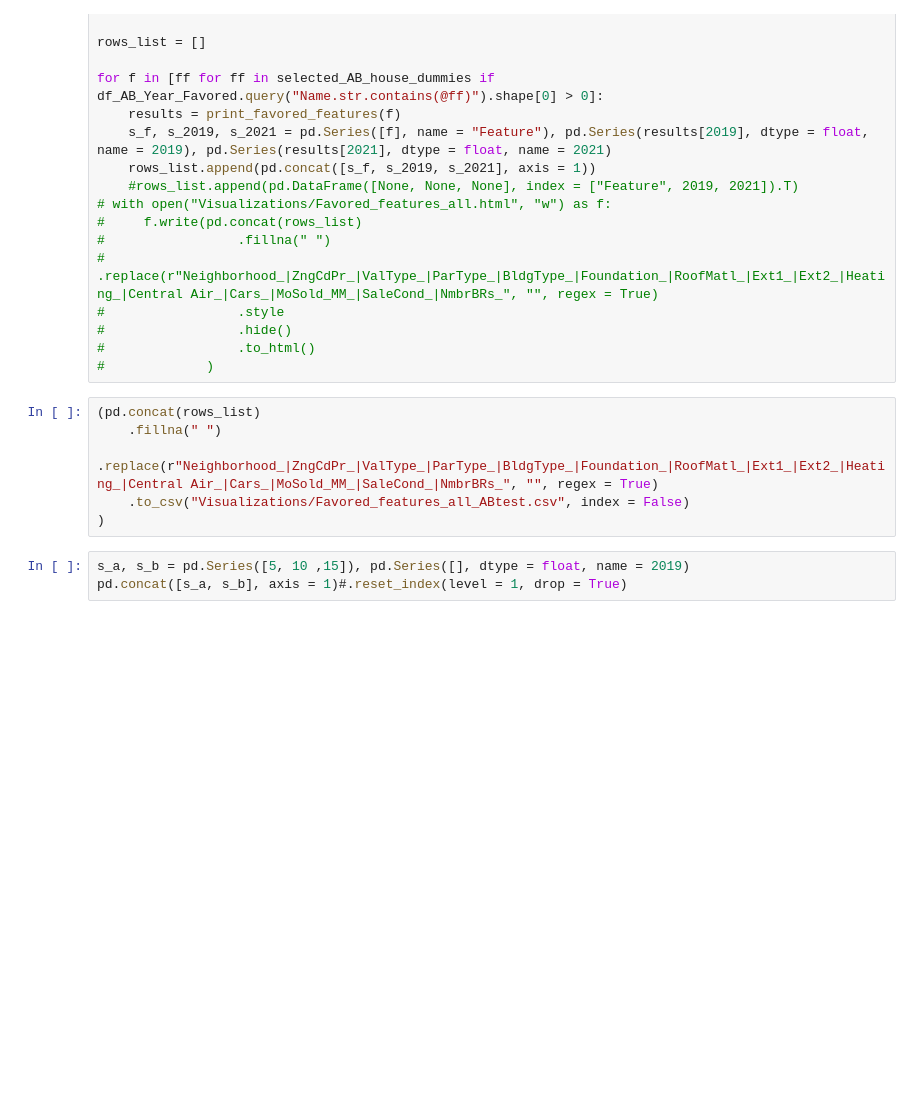
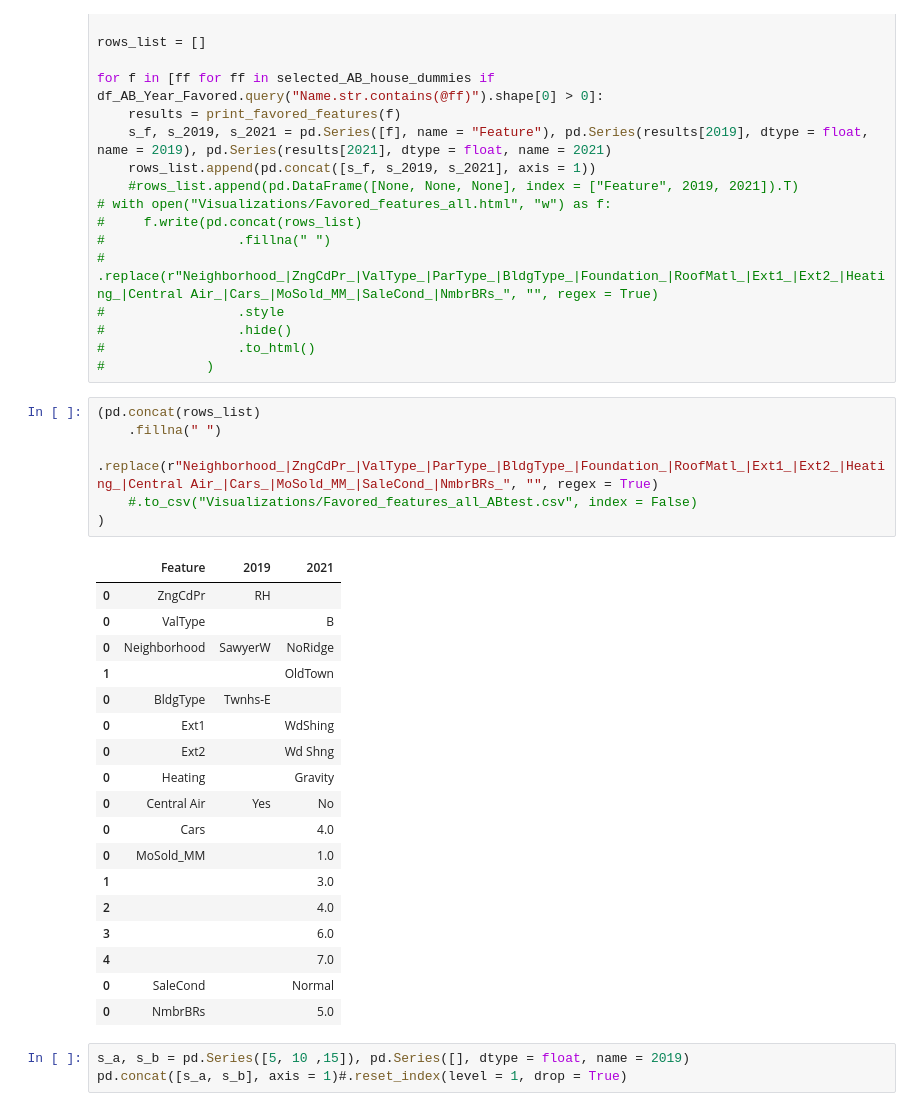
Before and after one commit to lelandjmurrin/Ames_Housing_Project, a Jupyter notebook: Ames_Project_Testing.ipynb, the cells around one changed output. Drawn from its saved outputs; the diff is of its cells as text; blank space fills up the shorter version.

```diff
--- a/Ames_Project_Testing.ipynb
+++ b/Ames_Project_Testing.ipynb
@@ -279,9 +261,28 @@ for f in [ff for ff in selected_AB_house_dummies if df_AB_Year_Favored.query("Na
 # %%
 (pd.concat(rows_list)
     .fillna(" ")
     .replace(r"Neighborhood_|ZngCdPr_|ValType_|ParType_|BldgType_|Foundation_|RoofMatl_|Ext1_|Ext2_|Heating_|Central Air_|Cars_|MoSold_MM_|SaleCond_|NmbrBRs_", "", regex = True)
-    .to_csv("Visualizations/Favored_features_all_ABtest.csv", index = False)
+    #.to_csv("Visualizations/Favored_features_all_ABtest.csv", index = False)
 )
+# %% [output]
+|  | Feature | 2019 | 2021 |
+| 0 | ZngCdPr | RH |  |
+| 0 | ValType |  | B |
+| 0 | Neighborhood | SawyerW | NoRidge |
+| 1 |  |  | OldTown |
+| 0 | BldgType | Twnhs-E |  |
+| 0 | Ext1 |  | WdShing |
+| 0 | Ext2 |  | Wd Shng |
+| 0 | Heating |  | Gravity |
+| 0 | Central Air | Yes | No |
+| 0 | Cars |  | 4.0 |
+| 0 | MoSold_MM |  | 1.0 |
+| 1 |  |  | 3.0 |
+| 2 |  |  | 4.0 |
+| 3 |  |  | 6.0 |
+| 4 |  |  | 7.0 |
+| 0 | SaleCond |  | Normal |
+| 0 | NmbrBRs |  | 5.0 |
 # %%
 s_a, s_b = pd.Series([5, 10 ,15]), pd.Series([], dtype = float, name = 2019)
 pd.concat([s_a, s_b], axis = 1)#.reset_index(level = 1, drop = True)
```
Also changed, not shown: parts of 2 cells of this notebook, 3 other files.
